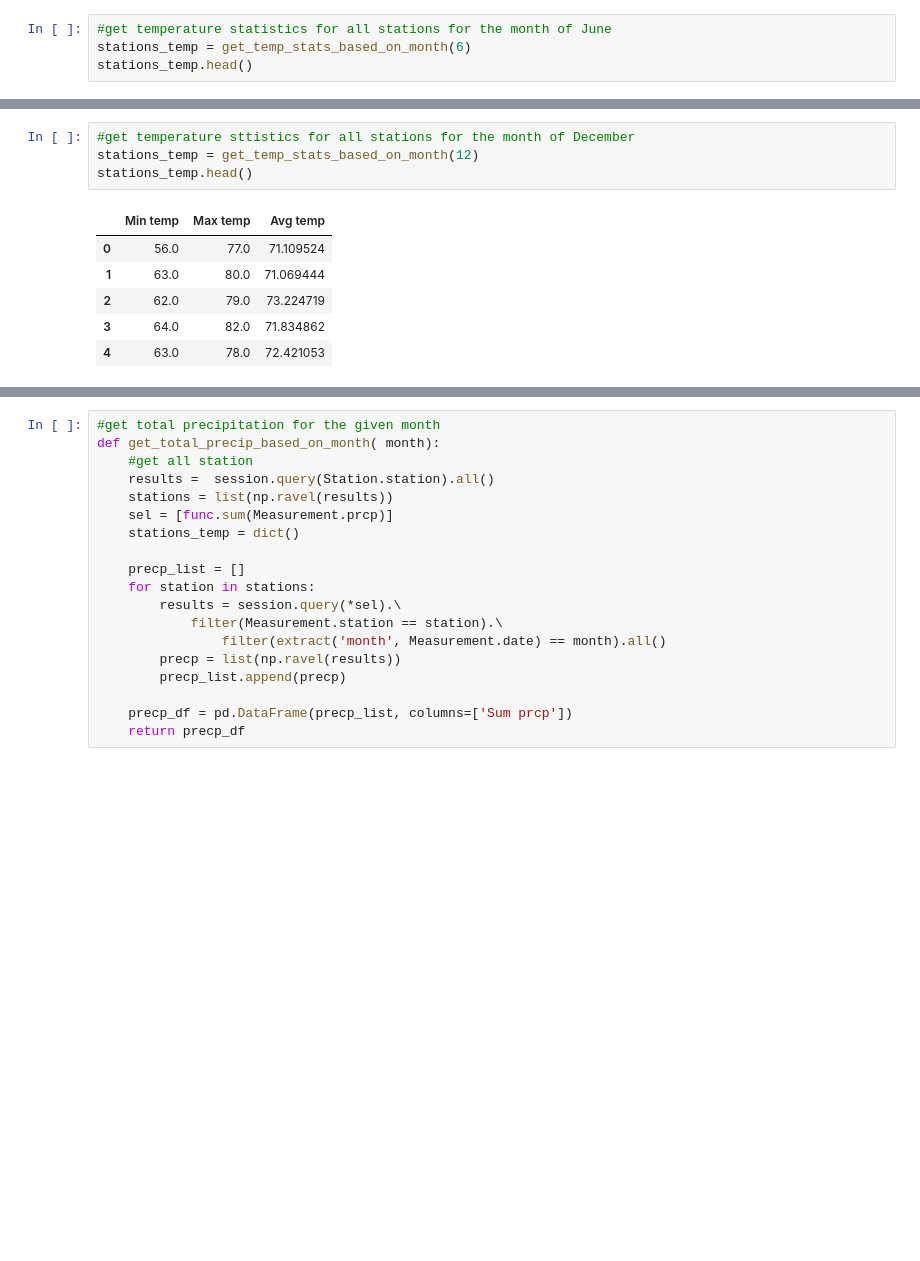
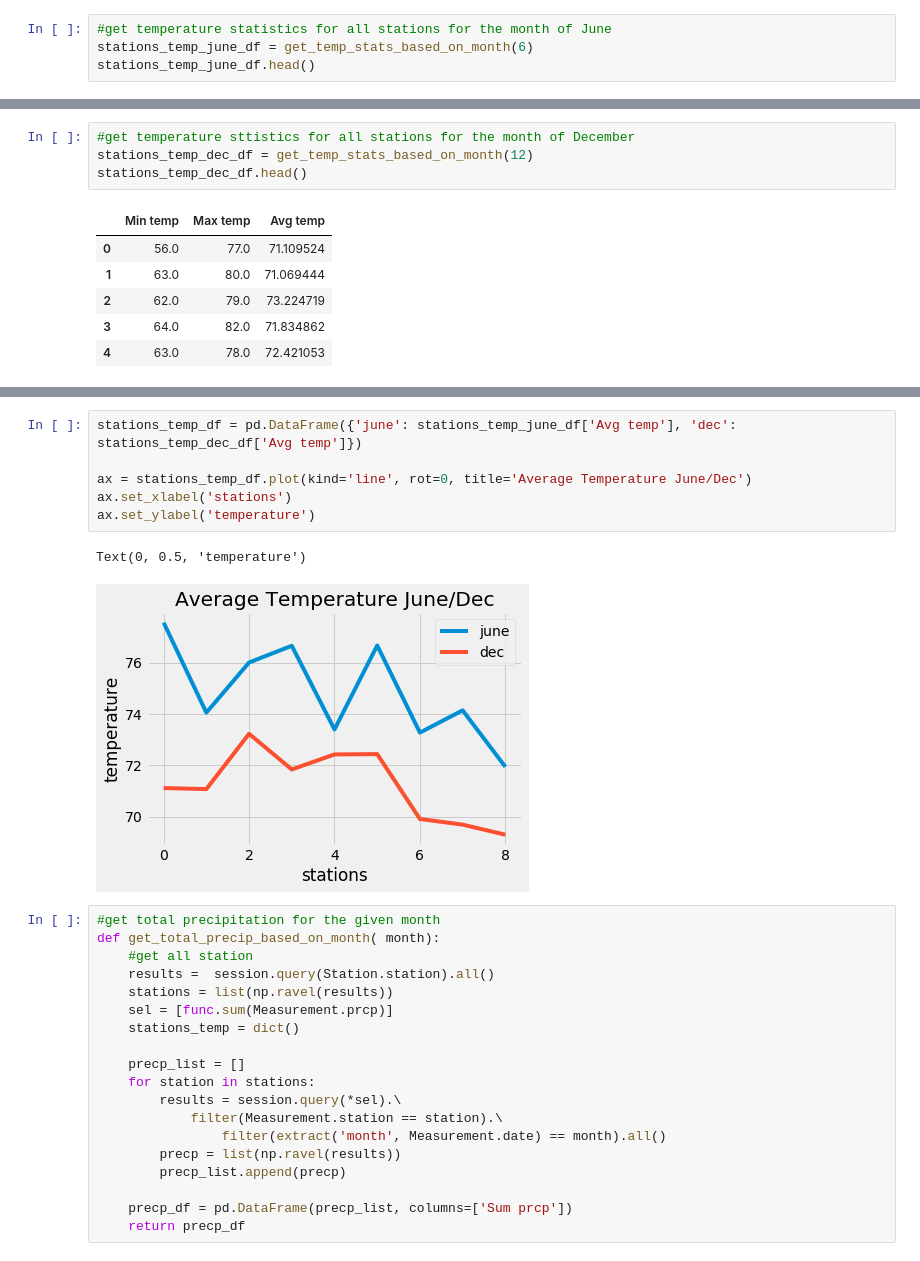
Before and after one commit to amuthusa/surfs-up, a Jupyter notebook: climate_analysis_challenge.ipynb, the cells around one changed output, grey strips where cells are left out. Drawn from its saved outputs; the diff is of its cells as text; blank space fills up the shorter version.

Commit message:
added line chart to compare June and December Temperature/Precipitation

```diff
--- a/climate_analysis_challenge.ipynb
+++ b/climate_analysis_challenge.ipynb
@@ -165,8 +165,8 @@ def get_temp_stats_based_on_month( month):
     return temp_stats_df
 # %%
 #get temperature statistics for all stations for the month of June
-stations_temp = get_temp_stats_based_on_month(6)
-stations_temp.head()
+stations_temp_june_df = get_temp_stats_based_on_month(6)
+stations_temp_june_df.head()
 # %% [output]
 |  | Min temp | Max temp | Avg temp |
 | 0 | 70.0 | 84.0 | 77.559322 |
@@ -188,8 +188,8 @@ stations_temp.describe()
 | max | 71.000000 | 85.000000 | 77.559322 |
 # %%
 #get temperature sttistics for all stations for the month of December
-stations_temp = get_temp_stats_based_on_month(12)
-stations_temp.head()
+stations_temp_dec_df = get_temp_stats_based_on_month(12)
+stations_temp_dec_df.head()
 # %% [output]
 |  | Min temp | Max temp | Avg temp |
 | 0 | 56.0 | 77.0 | 71.109524 |
@@ -209,6 +209,15 @@ stations_temp.describe()
 | 50% | 60.000000 | 79.000000 | 71.109524 |
 | 75% | 63.000000 | 81.000000 | 72.421053 |
 | max | 64.000000 | 83.000000 | 73.224719 |
+# %%
+stations_temp_df = pd.DataFrame({'june': stations_temp_june_df['Avg temp'], 'dec': stations_temp_dec_df['Avg temp']})
+
+ax = stations_temp_df.plot(kind='line', rot=0, title='Average Temperature June/Dec')
+ax.set_xlabel('stations')
+ax.set_ylabel('temperature')
+# %% [output]
+Text(0, 0.5, 'temperature')
+[figure, added]
 # %%
 #get total precipitation for the given month
 def get_total_precip_based_on_month( month):
```
Also changed, not shown: parts of 6 cells of this notebook, 2 other files.
